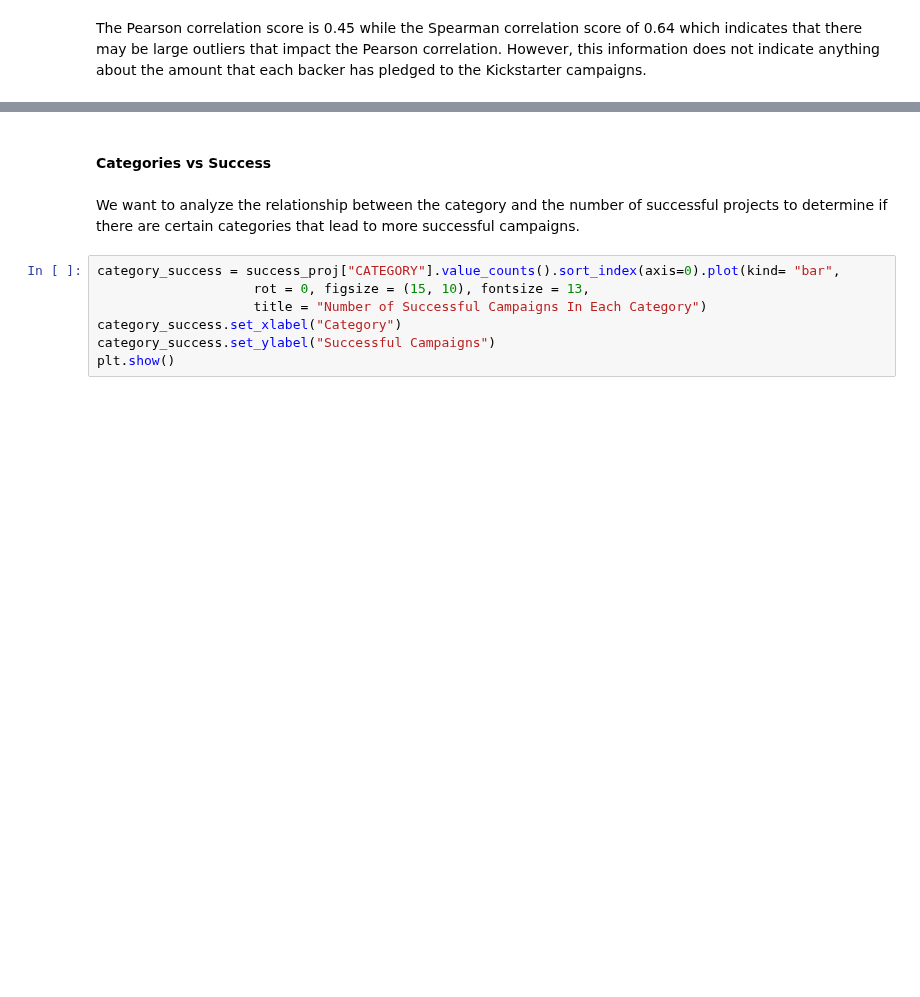
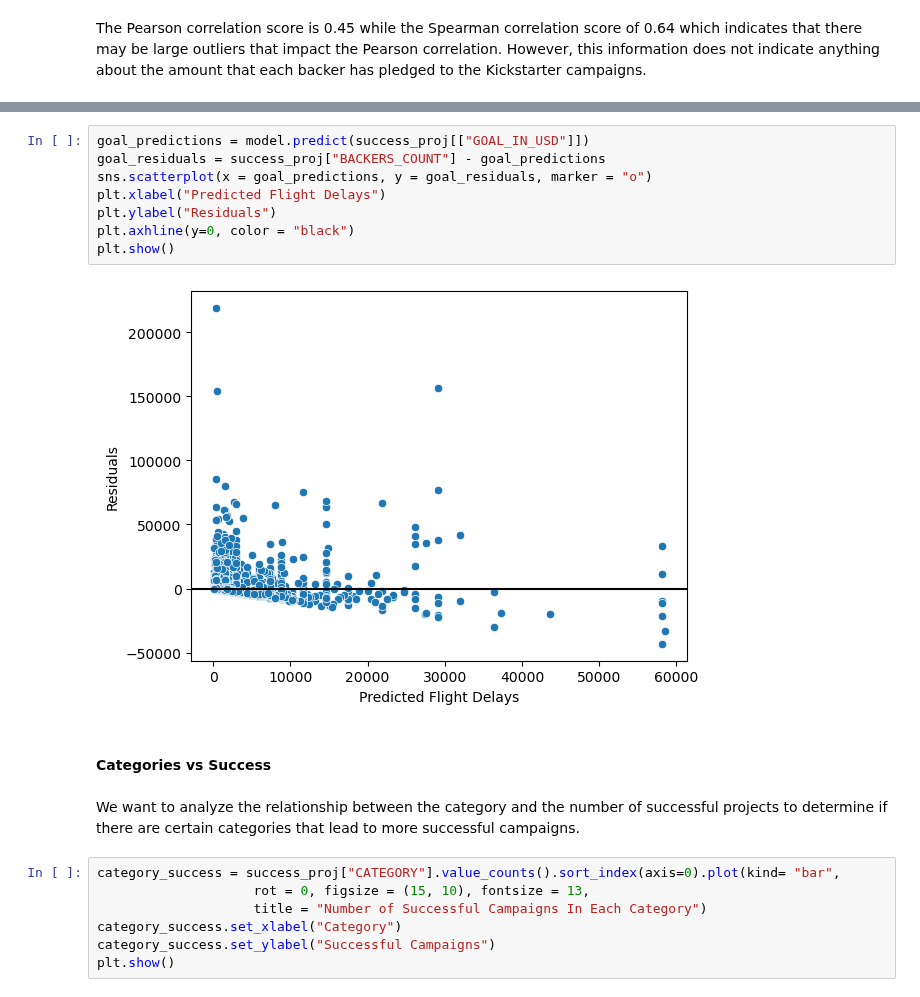
Before and after one commit to catherine-fang-git/kickstarter_project_success_info2950, a Jupyter notebook: INFO2950_Phase2.ipynb, the cells around one changed output, grey strips where cells are left out. Drawn from its saved outputs; the diff is of its cells as text; blank space fills up the shorter version.

```diff
--- a/INFO2950_Phase2.ipynb
+++ b/INFO2950_Phase2.ipynb
@@ -284,3 +281,13 @@ ValueError: Expected a 2-dimensional container but got <class 'pandas.core.serie
+# %%
+goal_predictions = model.predict(success_proj[["GOAL_IN_USD"]])
+goal_residuals = success_proj["BACKERS_COUNT"] - goal_predictions
+sns.scatterplot(x = goal_predictions, y = goal_residuals, marker = "o")
+plt.xlabel("Predicted Flight Delays")
+plt.ylabel("Residuals")
+plt.axhline(y=0, color = "black")
+plt.show()
+# %% [output]
+[figure, added]
 # %% [markdown]
 #### **Categories vs Success**
 # %% [markdown]
```
Also changed, not shown: parts of 5 cells of this notebook.
